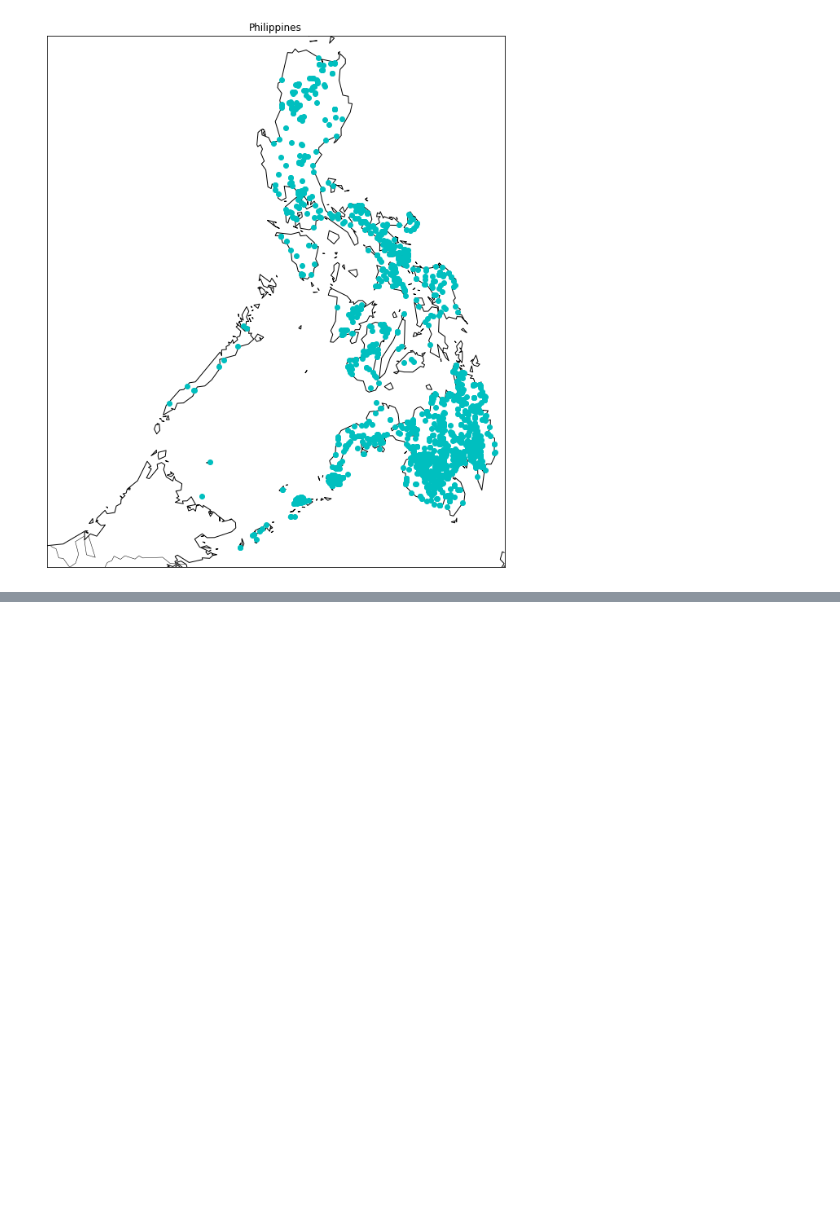
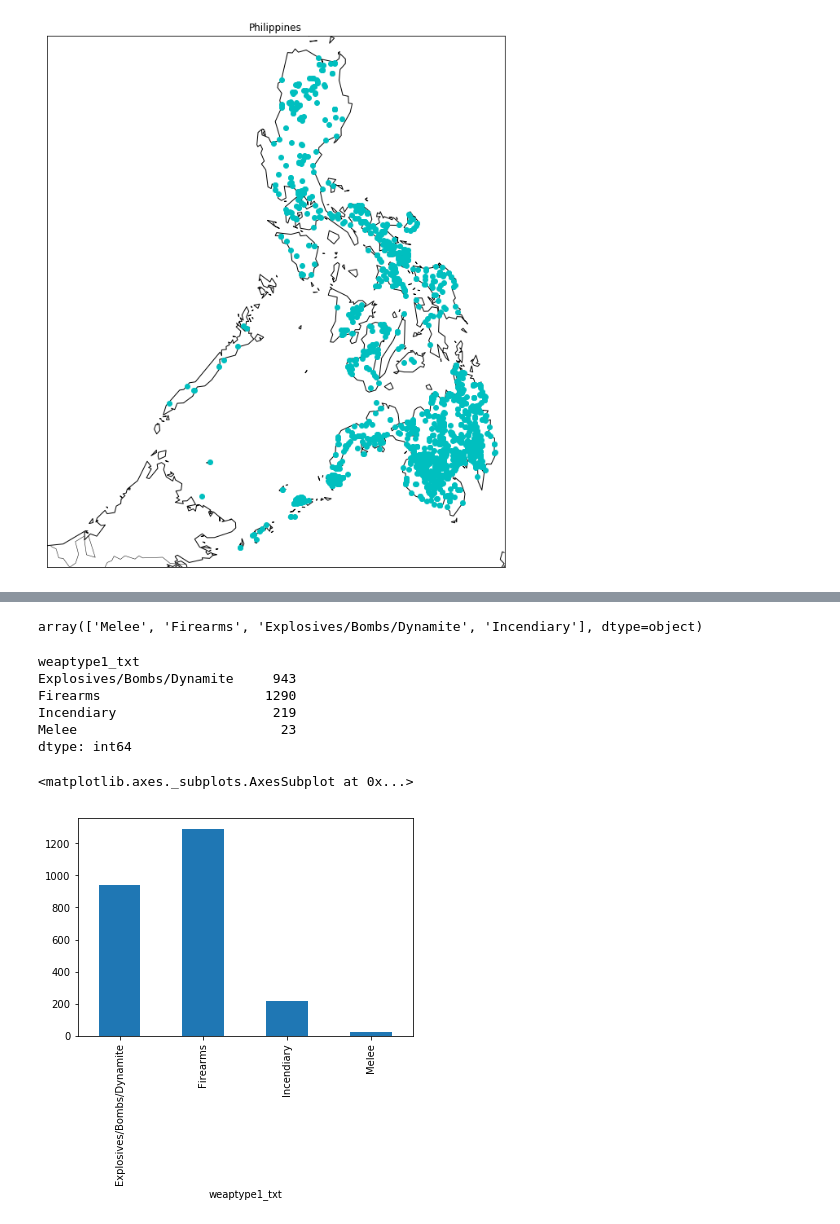
Before and after one commit to Gary-OB/Big-Data---Terrorismds, a Jupyter notebook: Predictive Modeling of Terrorism Perpetrators.ipynb, the cells around one changed output, grey strips where cells are left out. Cells and saved outputs as stored; diff of their text form; code cells hidden in the pictures; blank space fills up the shorter version.

```diff
--- a/Predictive Modeling of Terrorism Perpetrators.ipynb
+++ b/Predictive Modeling of Terrorism Perpetrators.ipynb
@@ -196,0 +216,9 @@ plt.show()
+# %%
+##pre-processing
+#df = data[["iyear", "country_txt", "attacktype1_txt", "targtype1_txt", "weaptype1_txt", "natlty1_txt", "gname"]]
+
+
+
+cleaned_data = cleaned_data[["attacktype1_txt", "targtype1_txt", "weaptype1_txt", "natlty1_txt", "gname"]]
+
+cleaned_data.head(10)
@@ -196,0 +243,19 @@ plt.show()
+# %%
+cleaned_data['weaptype1_txt'].unique()
+# %% [output]
+array(['Melee', 'Firearms', 'Explosives/Bombs/Dynamite', 'Incendiary'], dtype=object)
+# %%
+class_group = cleaned_data.groupby('weaptype1_txt').apply(lambda x: len(x))
+class_group
+# %% [output]
+weaptype1_txt
+Explosives/Bombs/Dynamite     943
+Firearms                     1290
+Incendiary                    219
+Melee                          23
+dtype: int64
+# %%
+class_group.plot(kind='bar', grid=False)
+# %% [output]
+<matplotlib.axes._subplots.AxesSubplot at 0x...>
+[figure, added]
```
Also changed, not shown: parts of 26 cells of this notebook.
